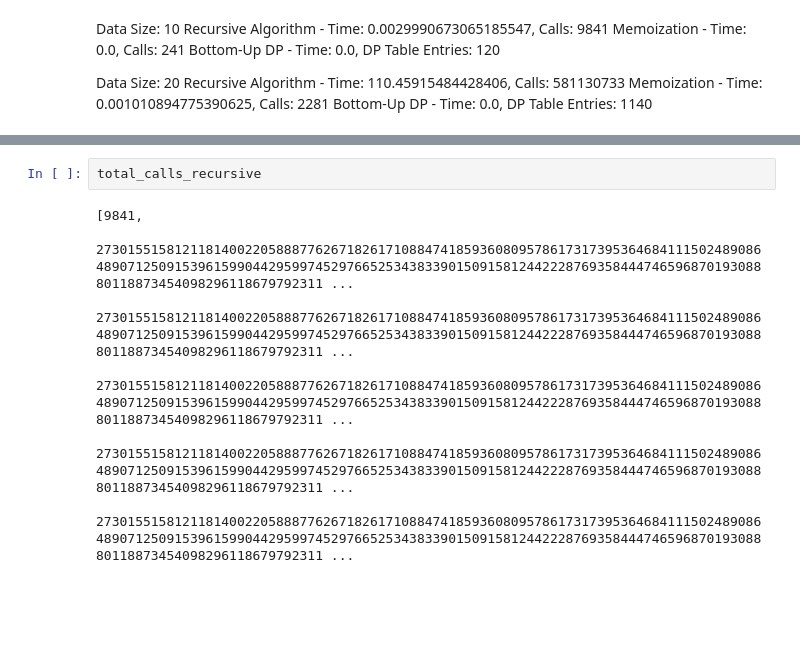
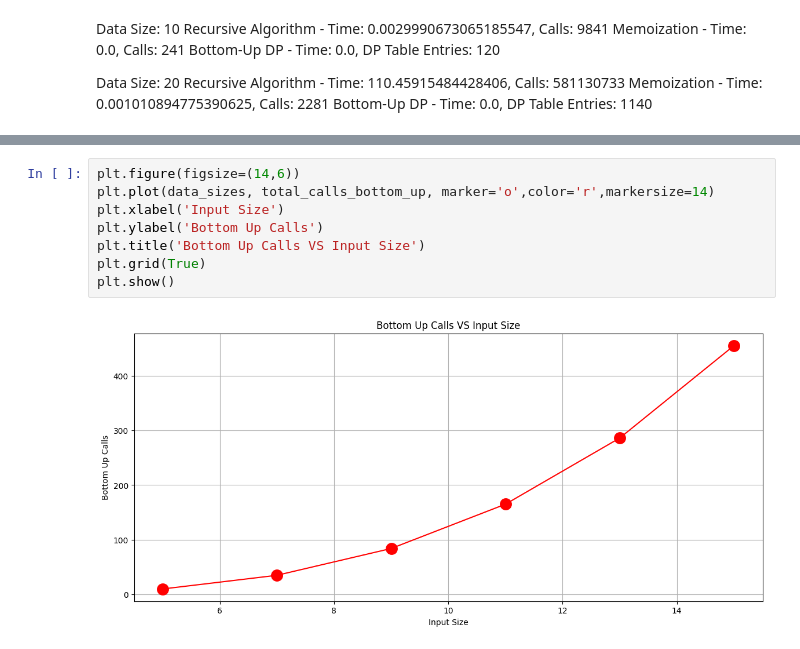
Before and after one commit to Sajithrajan03/DataStructures-and-Algorithms, a Jupyter notebook: Dynamic_Programing/ss/matrix_mul.ipynb, the cells around one changed output, grey strips where cells are left out. Cells and saved outputs as stored; diff of their text form; blank space fills up the shorter version.

```diff
--- a/Dynamic_Programing/ss/matrix_mul.ipynb
+++ b/Dynamic_Programing/ss/matrix_mul.ipynb
@@ -239,9 +287,10 @@ ValueError: x and y must have same first dimension, but have shapes (6,) and (1,
-# %%
-total_calls_recursive
-# %% [output]
-[9841,
- 2730155158121181400220588877626718261710884741859360809578617317395364684111502489086489071250915396159904429599745297665253438339015091581244222876935844474659687019308880118873454098296118679792311 ...
- 2730155158121181400220588877626718261710884741859360809578617317395364684111502489086489071250915396159904429599745297665253438339015091581244222876935844474659687019308880118873454098296118679792311 ...
- 2730155158121181400220588877626718261710884741859360809578617317395364684111502489086489071250915396159904429599745297665253438339015091581244222876935844474659687019308880118873454098296118679792311 ...
- 2730155158121181400220588877626718261710884741859360809578617317395364684111502489086489071250915396159904429599745297665253438339015091581244222876935844474659687019308880118873454098296118679792311 ...
- 2730155158121181400220588877626718261710884741859360809578617317395364684111502489086489071250915396159904429599745297665253438339015091581244222876935844474659687019308880118873454098296118679792311 ...
+# %%
+plt.figure(figsize=(14,6))
+plt.plot(data_sizes, total_calls_bottom_up, marker='o',color='r',markersize=14)
+plt.xlabel('Input Size')
+plt.ylabel('Bottom Up Calls')
+plt.title('Bottom Up Calls VS Input Size')
+plt.grid(True)
+plt.show()
+# %% [output]
+[figure, added]
```
Also changed, not shown: parts of 27 cells of this notebook, 5 other files.
